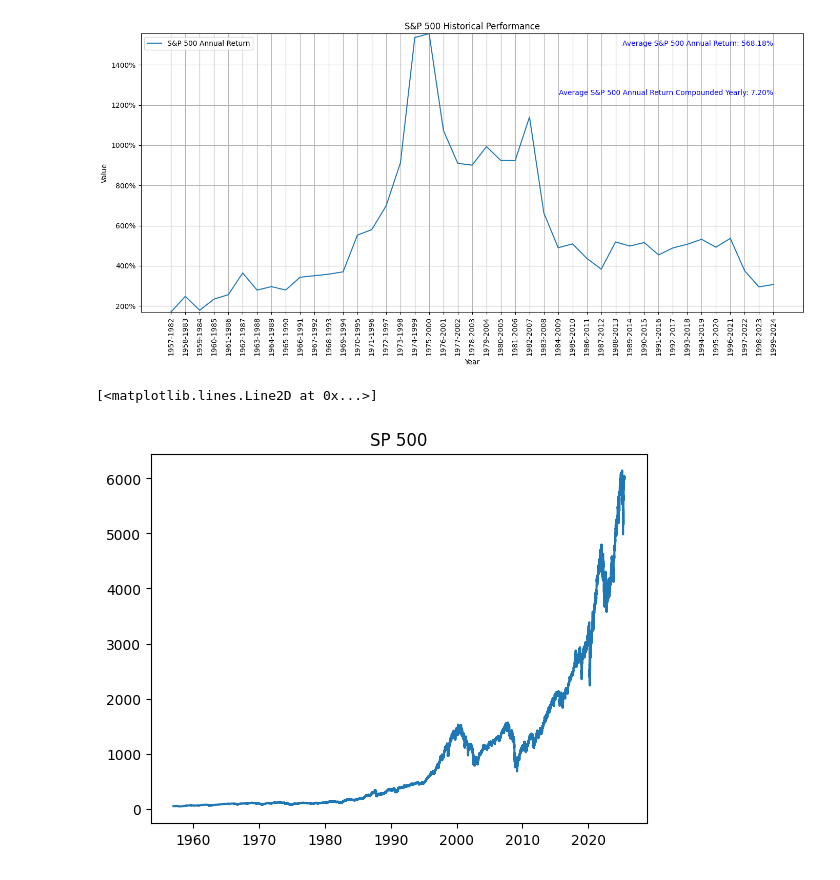
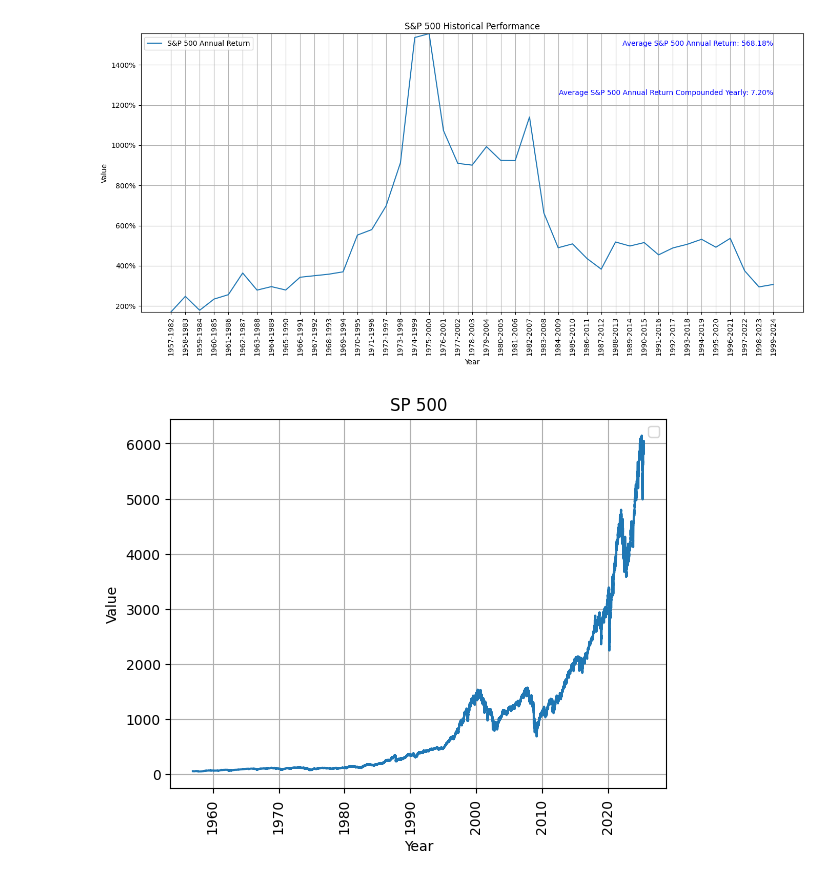
Before and after one commit to nt1538/sp500, a Jupyter notebook: graphexcel.ipynb, the cells around one changed output. Saved outputs shown, nothing was run; the diff lists cells and outputs as text; code cells hidden in the pictures.

Commit message:
graphs

```diff
--- a/graphexcel.ipynb
+++ b/graphexcel.ipynb
@@ -120,33 +120,37 @@ RILAcapBuffer(data1, 1957, 2024,'S&P 500', 25)
 import pandas as pd
 import matplotlib.pyplot as plt
 import numpy as np
 
 data1 = pd.read_csv('new_S&P500-raw_prices.csv')
 data1 = data1[['Price', 'Close']]
 data1 = data1.iloc[2:]
 data1['Price'] = pd.to_datetime(data1['Price'])
 data1.set_index('Price', inplace=True)
 full_date_range = pd.date_range(start=data1.index.min(), end=data1.index.max(), freq='D')
 data1 = data1.reindex(full_date_range)
 data1.ffill(inplace=True)
 data1.reset_index(inplace=True)
 data1.rename(columns={'index': 'Date'}, inplace=True)
 data1.rename(columns={'Close': 'S&P500'}, inplace=True)
 
 data1['S&P500'] = pd.to_numeric(data1['S&P500'], errors='coerce')
 data1.set_index('Date', inplace=True)
 data1.reset_index(inplace=True)
 data1.rename(columns={'index': 'Date'}, inplace=True)
 data1['Date'] = pd.to_datetime(data1['Date'])
 
 plt.title('SP 500')
 plt.plot(data1['Date'], data1['S&P500'])
+plt.xlabel('Year')
+plt.ylabel('Value')
+plt.xticks(rotation=90)
+plt.legend()
+plt.grid(True)
 newData = {
             f"Date": data1['Date'],
             f"Index": data1['S&P500'],
 }
 df = pd.DataFrame(newData)
-df.to_excel(typef + ' Historical Return.xlsx', engine='openpyxl', index=False)
+df.to_excel('SP 500 data.xlsx', engine='openpyxl', index=False)
 # %% [output]
-[<matplotlib.lines.Line2D at 0x...>]
-[figure, old version]
+[figure, new version]
```
Also changed, not shown: 1 other file.
